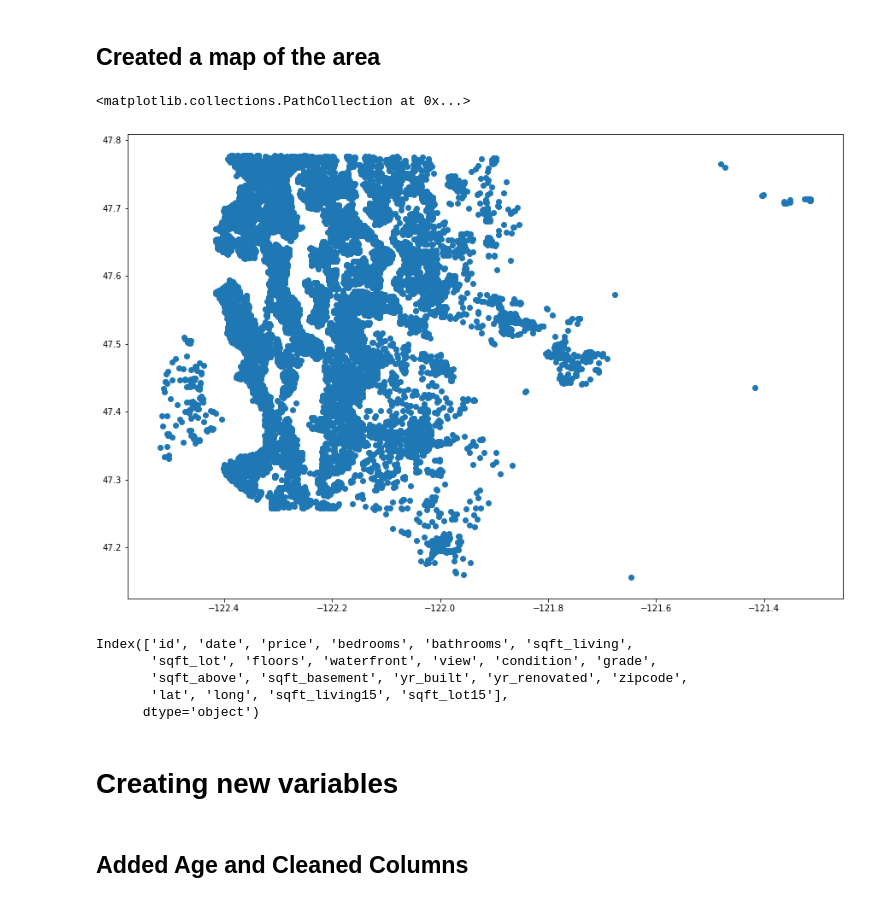
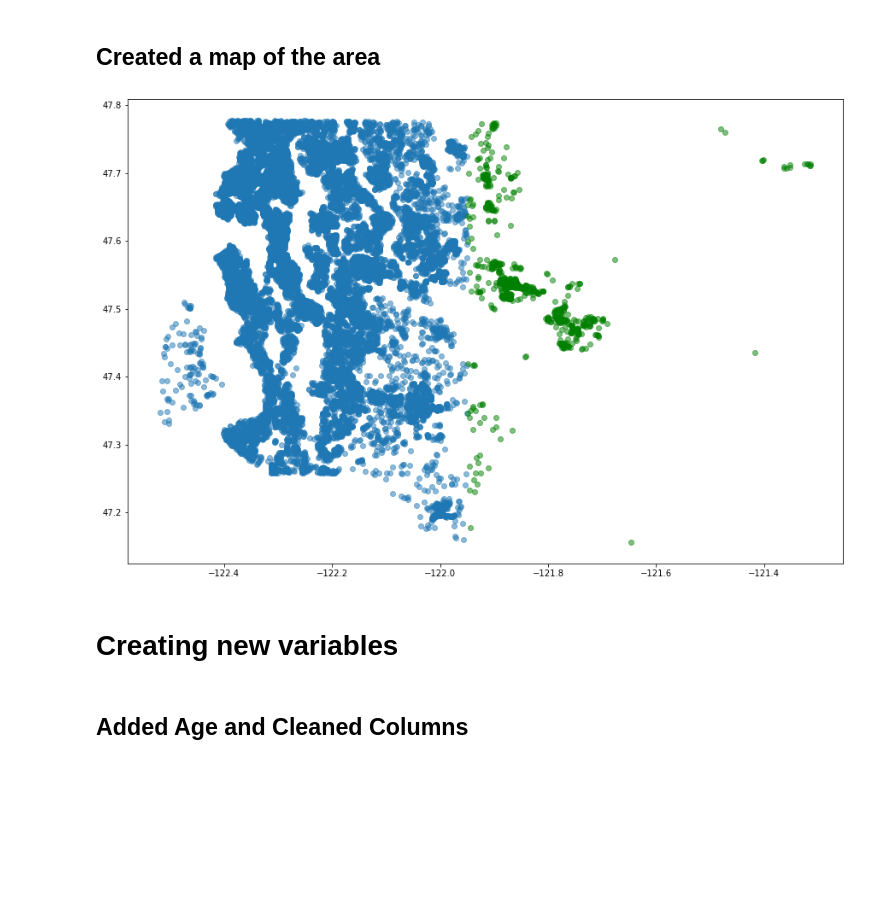
Before and after one commit to kjkahalley/King-County-housing-analysis, a Jupyter notebook: notebooks/exploratory/killian/main_notebook.ipynb, the cells around one changed output. Saved outputs shown, nothing was run; the diff lists cells and outputs as text; code cells hidden in the pictures; blank space fills up the shorter version.

```diff
--- a/notebooks/exploratory/killian/main_notebook.ipynb
+++ b/notebooks/exploratory/killian/main_notebook.ipynb
@@ -44,20 +44,12 @@ all_data
 ## Created a map of the area
 # %%
 fig, ax = plt.subplots(figsize=(15,10))
-ax.scatter(x='long', y='lat', data=all_data)
+ax.scatter(x='long', y='lat', data=df_seattle, alpha=.5)
+ax.scatter(x='long', y='lat', data=df_country, alpha=.5, c='green');
 # %% [output]
-<matplotlib.collections.PathCollection at 0x...>
-[figure, old version]
+[figure, new version]
-# %%
-all_data.columns
-# %% [output]
-Index(['id', 'date', 'price', 'bedrooms', 'bathrooms', 'sqft_living',
-       'sqft_lot', 'floors', 'waterfront', 'view', 'condition', 'grade',
-       'sqft_above', 'sqft_basement', 'yr_built', 'yr_renovated', 'zipcode',
-       'lat', 'long', 'sqft_living15', 'sqft_lot15'],
-      dtype='object')
 # %% [markdown]
-# Creating new variables
+# **Creating new variables**
 # %% [markdown]
 ## Added Age and Cleaned Columns
 # %%
```
Also changed, not shown: parts of 24 cells of this notebook.
